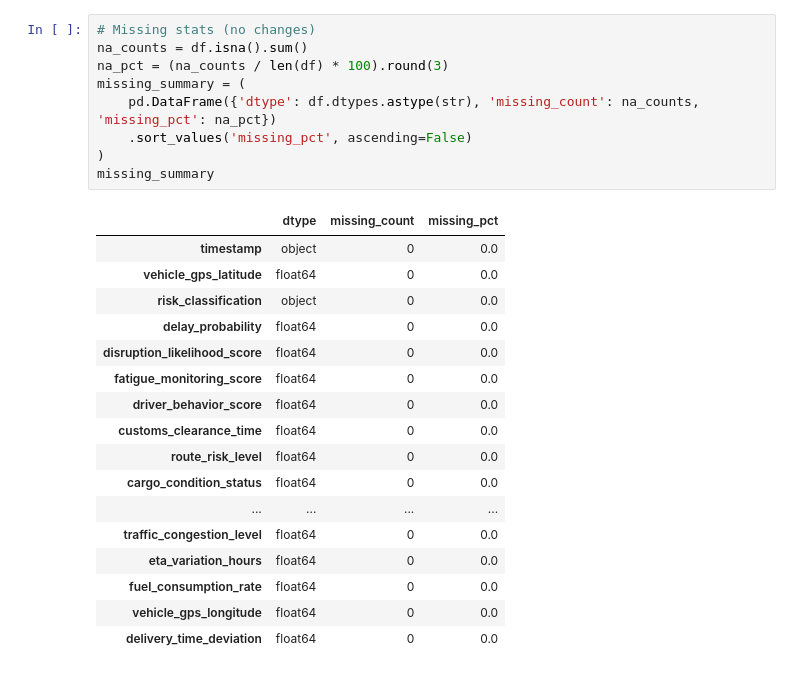
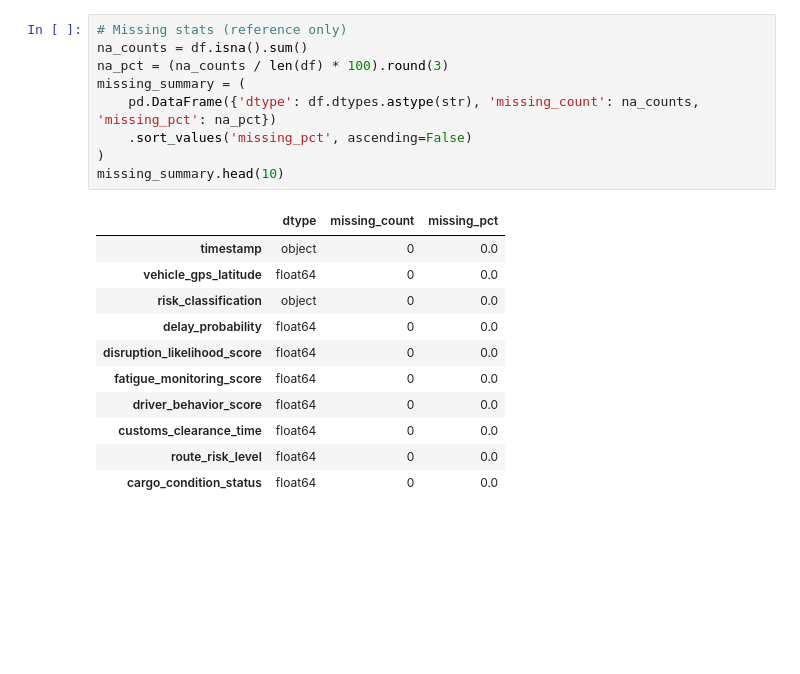
Before and after one commit to Nihira11/sudata-datathon-2025, a Jupyter notebook: notebooks/jupyter/infer_transport_modes.ipynb, the cells around one changed output. Cells and saved outputs as stored; diff of their text form; blank space fills up the shorter version.

```diff
--- a/notebooks/jupyter/infer_transport_modes.ipynb
+++ b/notebooks/jupyter/infer_transport_modes.ipynb
@@ -40,30 +35,24 @@ Rows, Cols: (32065, 26)
 | 1 | 2021-01-01 01:00:00 | 33.507818 | -117.036902 | 5.101512 | 0.984929 | ... |
 | 2 | 2021-01-01 02:00:00 | 30.020640 | -75.269224 | 5.090803 | 4.972665 | ... |
 # %%
-# Missing stats (no changes)
+# Missing stats (reference only)
 na_counts = df.isna().sum()
 na_pct = (na_counts / len(df) * 100).round(3)
 missing_summary = (
     pd.DataFrame({'dtype': df.dtypes.astype(str), 'missing_count': na_counts, 'missing_pct': na_pct})
     .sort_values('missing_pct', ascending=False)
 )
-missing_summary
+missing_summary.head(10)
 # %% [output]
 |  | dtype | missing_count | missing_pct |
 | timestamp | object | 0 | 0.0 |
 | vehicle_gps_latitude | float64 | 0 | 0.0 |
 | risk_classification | object | 0 | 0.0 |
 | delay_probability | float64 | 0 | 0.0 |
 | disruption_likelihood_score | float64 | 0 | 0.0 |
 | fatigue_monitoring_score | float64 | 0 | 0.0 |
 | driver_behavior_score | float64 | 0 | 0.0 |
 | customs_clearance_time | float64 | 0 | 0.0 |
 | route_risk_level | float64 | 0 | 0.0 |
 | cargo_condition_status | float64 | 0 | 0.0 |
-| ... | ... | ... | ... |
-| traffic_congestion_level | float64 | 0 | 0.0 |
-| eta_variation_hours | float64 | 0 | 0.0 |
-| fuel_consumption_rate | float64 | 0 | 0.0 |
-| vehicle_gps_longitude | float64 | 0 | 0.0 |
-| delivery_time_deviation | float64 | 0 | 0.0 |
 # %%
```
Also changed, not shown: parts of 13 cells of this notebook, 3 other files.
